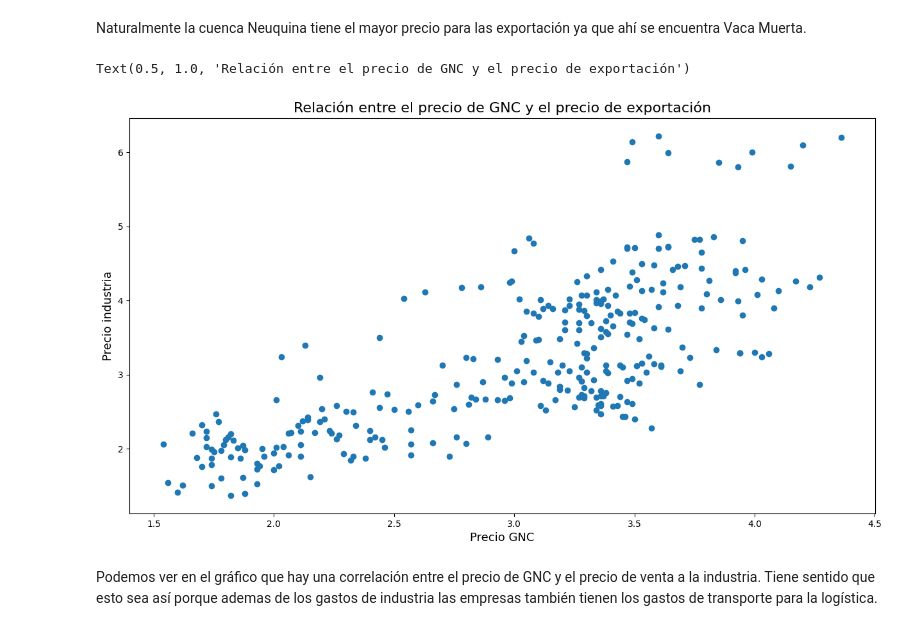
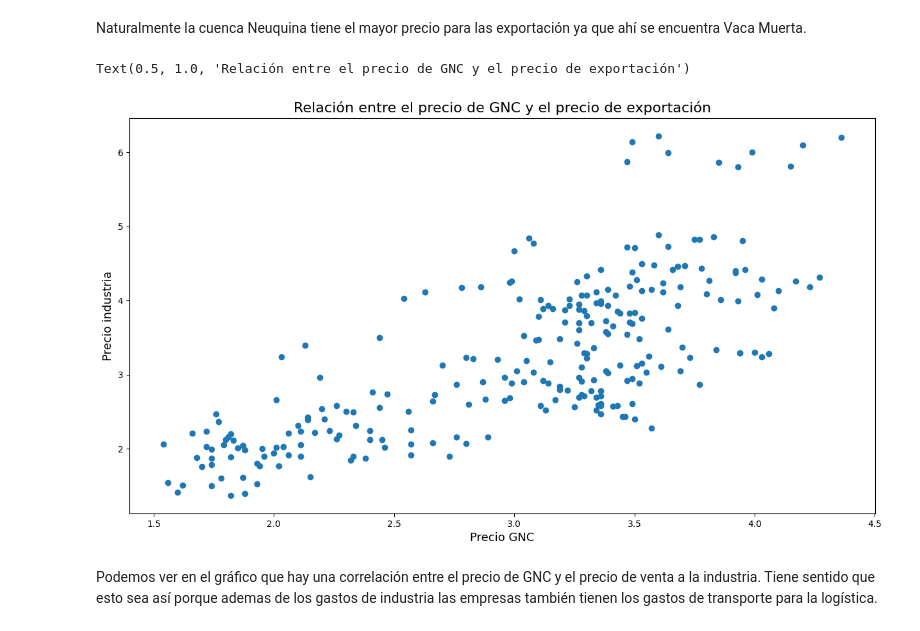
Before and after one commit to Isaiasgaray/fundamentos_final, a Jupyter notebook: TP_Final.ipynb, the cells around one changed output. Saved outputs shown, nothing was run; the diff lists cells and outputs as text; code cells hidden in the pictures.

```diff
--- a/TP_Final.ipynb
+++ b/TP_Final.ipynb
@@ -107,29 +110,29 @@ Naturalmente la cuenca Neuquina tiene el mayor precio para las exportación ya q
 # %%
 plt.figure(figsize=(15, 8))
 
 cuencas_total = \
-    precios_gas[precios_gas.contrato == 'TOTAL']
+    precios_gas[(precios_gas.contrato == 'TOTAL') & (precios_gas.cuenca != 'Total Cuenca')]
 
 plt.scatter(cuencas_total.precio_gnc,
             cuencas_total.precio_industria)
 
 plt.xlabel(
     'Precio GNC',
     fontsize=13
 )
 
 plt.ylabel(
     'Precio industria',
     fontsize=13
 )
 
 plt.title(
     'Relación entre el precio de GNC y el precio de exportación',
     fontsize=16
 )
 # %% [output]
 Text(0.5, 1.0, 'Relación entre el precio de GNC y el precio de exportación')
-[figure, old version]
+[figure, new version]
 # %% [markdown]
 Podemos ver en el gráfico que hay una correlación entre el precio de GNC y el precio de venta a la industria. Tiene sentido que esto sea así porque ademas de los gastos de industria las empresas también tienen los gastos de transporte para la logística.
 # %%
```
Also changed, not shown: parts of 14 cells of this notebook.
